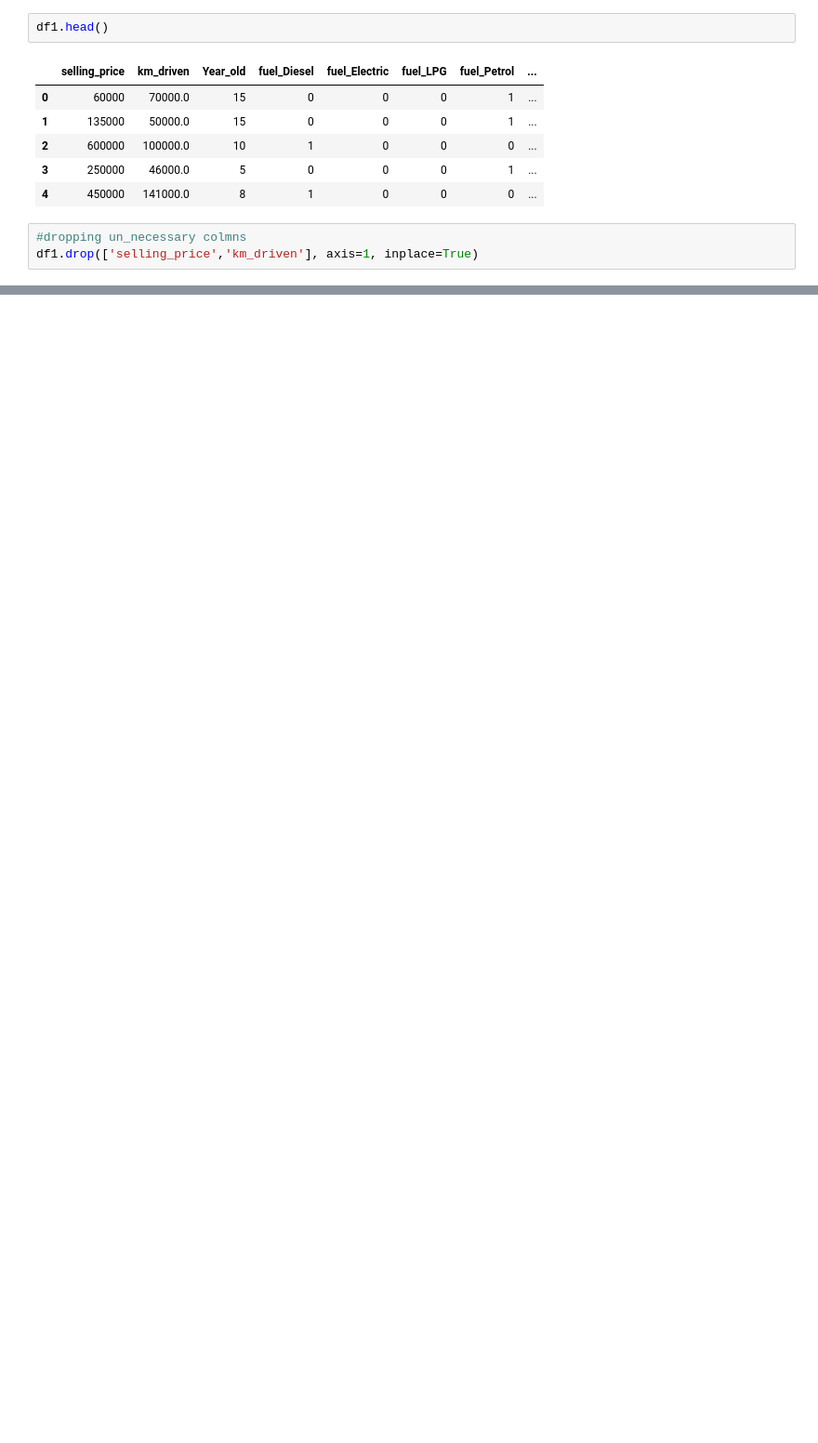
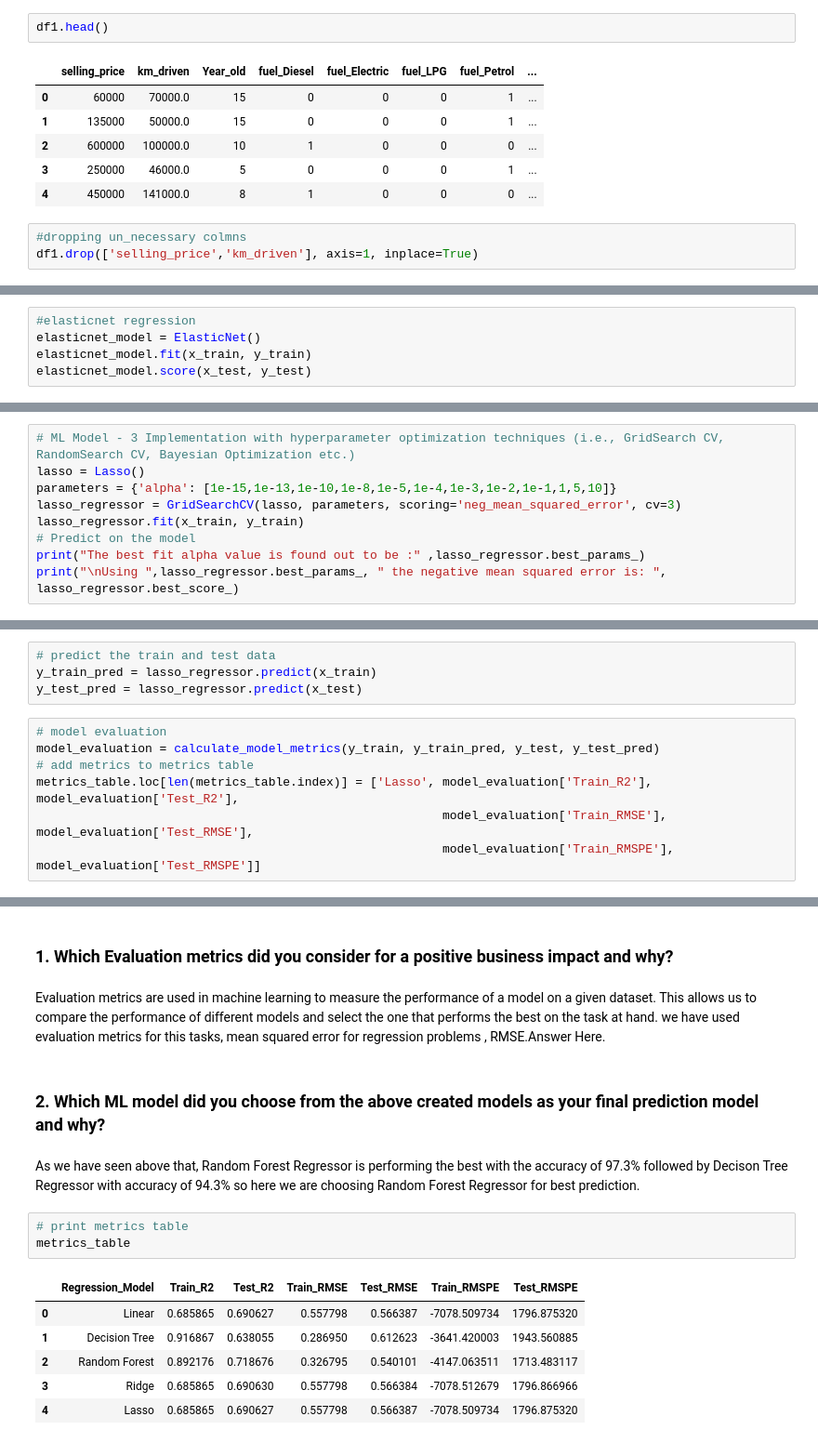
Before and after one commit to irfan7210/Car-details-price-prediction-short-project---on-car-dekho-dataset, a Jupyter notebook: car_details_price.ipynb, the cells around one changed output, grey strips where cells are left out. Shown at 93% size. Drawn from its saved outputs; the diff is of its cells as text; blank space fills up the shorter version.

```diff
--- a/car_details_price.ipynb
+++ b/car_details_price.ipynb
@@ -359,0 +728,5 @@ df1.head()
+# %%
+#elasticnet regression
+elasticnet_model = ElasticNet()
+elasticnet_model.fit(x_train, y_train)
+elasticnet_model.score(x_test, y_test)
@@ -359,0 +748,9 @@ df1.head()
+# %%
+# ML Model - 3 Implementation with hyperparameter optimization techniques (i.e., GridSearch CV, RandomSearch CV, Bayesian Optimization etc.)
+lasso = Lasso()
+parameters = {'alpha': [1e-15,1e-13,1e-10,1e-8,1e-5,1e-4,1e-3,1e-2,1e-1,1,5,10]}
+lasso_regressor = GridSearchCV(lasso, parameters, scoring='neg_mean_squared_error', cv=3)
+lasso_regressor.fit(x_train, y_train)
+# Predict on the model
+print("The best fit alpha value is found out to be :" ,lasso_regressor.best_params_)
+print("\nUsing ",lasso_regressor.best_params_, " the negative mean squared error is: ", lasso_regressor.best_score_)
@@ -359,0 +761,11 @@ df1.head()
+# %%
+# predict the train and test data
+y_train_pred = lasso_regressor.predict(x_train)
+y_test_pred = lasso_regressor.predict(x_test)
+# %%
+# model evaluation
+model_evaluation = calculate_model_metrics(y_train, y_train_pred, y_test, y_test_pred)
+# add metrics to metrics table
+metrics_table.loc[len(metrics_table.index)] = ['Lasso', model_evaluation['Train_R2'], model_evaluation['Test_R2'],
+                                                        model_evaluation['Train_RMSE'], model_evaluation['Test_RMSE'],
+                                                        model_evaluation['Train_RMSPE'], model_evaluation['Test_RMSPE']]
@@ -359,0 +780,19 @@ df1.head()
+# %% [markdown]
+### 1. Which Evaluation metrics did you consider for a positive business impact and why?
+# %% [markdown]
+Evaluation metrics are used in machine learning to measure the performance of a model on a given dataset. This allows us to compare the performance of different models and select the one that performs the best on the task at hand. we have used evaluation metrics for this tasks, mean squared error for regression problems , RMSE.Answer Here.
+# %% [markdown]
+### 2. Which ML model did you choose from the above created models as your final prediction model and why?
+# %% [markdown]
+As we have seen above that, Random Forest Regressor is performing the best with the accuracy of 97.3% followed by Decison Tree Regressor with accuracy of 94.3%
+so here we are choosing Random Forest Regressor for best prediction.
+# %%
+# print metrics table
+metrics_table
+# %% [output]
+|  | Regression_Model | Train_R2 | Test_R2 | Train_RMSE | Test_RMSE | Train_RMSPE | Test_RMSPE |
+| 0 | Linear | 0.685865 | 0.690627 | 0.557798 | 0.566387 | -7078.509734 | 1796.875320 |
+| 1 | Decision Tree | 0.916867 | 0.638055 | 0.286950 | 0.612623 | -3641.420003 | 1943.560885 |
+| 2 | Random Forest | 0.892176 | 0.718676 | 0.326795 | 0.540101 | -4147.063511 | 1713.483117 |
+| 3 | Ridge | 0.685865 | 0.690630 | 0.557798 | 0.566384 | -7078.512679 | 1796.866966 |
+| 4 | Lasso | 0.685865 | 0.690627 | 0.557798 | 0.566387 | -7078.509734 | 1796.875320 |
```
Also changed, not shown: parts of 96 cells of this notebook.
